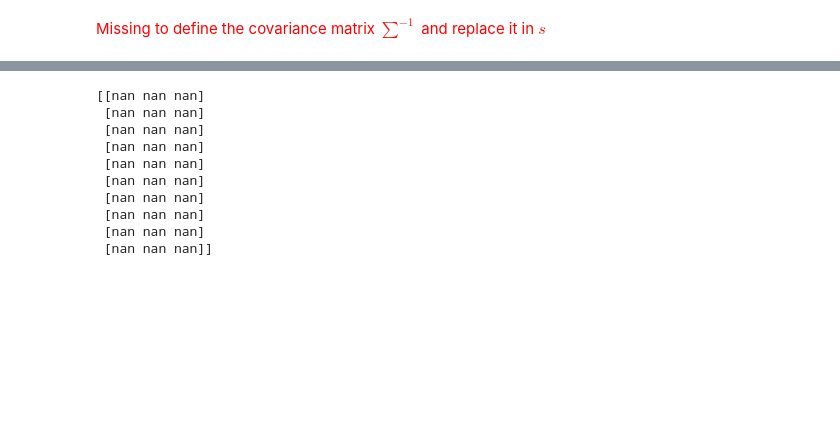
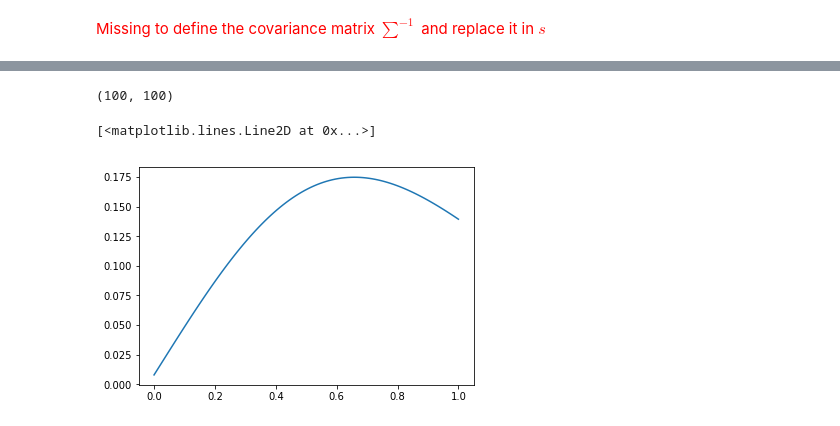
Before and after one commit to filipepfarias/Intro_to_GP, a Jupyter notebook: bayesian_linear_regression/re-visited_curve_fitting.ipynb, the cells around one changed output, grey strips where cells are left out. Cells and saved outputs as stored; diff of their text form; code cells hidden in the pictures; blank space fills up the shorter version.

```diff
--- a/bayesian_linear_regression/re-visited_curve_fitting.ipynb
+++ b/bayesian_linear_regression/re-visited_curve_fitting.ipynb
@@ -55,6 +44,3 @@ Defining the model matrix
 # %%
-M = 10
-
 def f_phi(x,mu,s=1):
-    aux = x-mu
-    return np.e**(-(np.dot(aux,aux.T)) / s**2)
+    return np.e**(-(x-mu)**2 / s**2)
@@ -62,20 +50,3 @@ def f_phi(x,mu,s=1):
 N = 3
 
 phi = np.zeros((M,N))
-# %%
-for i in range(M):
-    for j in range(N):
-        phi[i][j] = f_phi(df[i:i+1][~np.isnan(df)],j)
-
-print(phi)
-# %% [output]
-[[nan nan nan]
- [nan nan nan]
- [nan nan nan]
- [nan nan nan]
- [nan nan nan]
- [nan nan nan]
- [nan nan nan]
- [nan nan nan]
- [nan nan nan]
- [nan nan nan]]
@@ -81,0 +55,47 @@ print(phi)
+# %%
+(s.T@s).shape
+# %% [output]
+(100, 100)
+# %%
+def linear_regressor(x_data, y_data, M, pseudo=True):
+    M = M+1
+
+    xsum = np.zeros((1,M*2))
+
+    for i in range(M*2):
+        xsum[0][i] = sum(f_phi(x_data,i/M))
+
+    S = np.zeros((M,M))
+    Y = np.zeros((1,M))
+
+    for i in range(M):
+        for j in range(M):
+            S[i][j] = xsum[0][i+j]
+        Y[0][i] = sum(y_data*(f_phi(x_data,i/M)))
+
+    # S * W = Y
+
+    if pseudo == False:
+        W = np.linalg.solve(S,Y.T)
+        W = W.T
+    else:
+        S_aux = np.dot(S,S.T) # S * S.T
+        S_aux = np.linalg.inv(S_aux)
+        S_inv = np.dot(S_aux,S.T) # S_aux * S.T
+        W = np.dot(Y,S_inv) # Y * S_inv
+
+    y_pred = 0
+
+    x = np.linspace(x_data[0],x_data[len(x_data)-1],50)
+
+    for i in range(M):
+        y_pred = W[0][i]*(f_phi(x_data,i/M)) + y_pred
+
+    return y_pred
+
+y_pred_test = linear_regressor(x,data[0],50,False)
+# %%
+plt.plot(x,y_pred_test)
+# %% [output]
+[<matplotlib.lines.Line2D at 0x...>]
+[figure, added]
```
Also changed, not shown: parts of 9 cells of this notebook, 1 other file.
